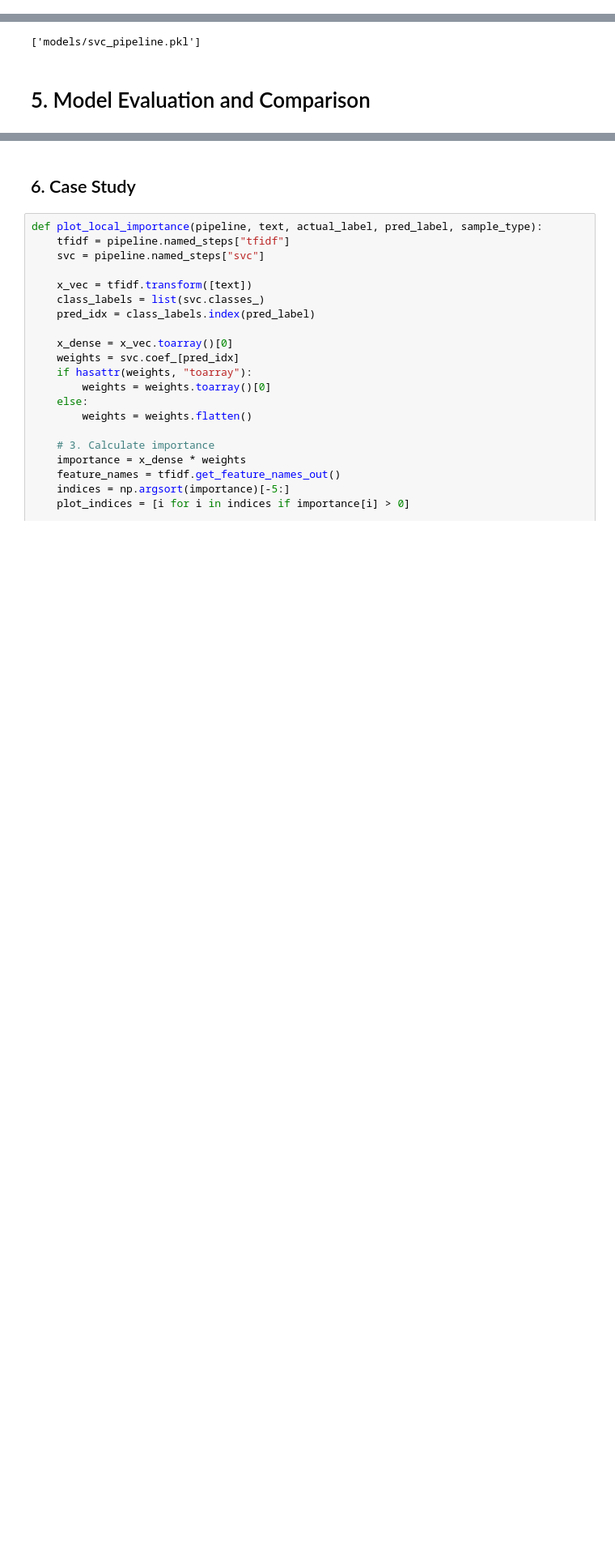
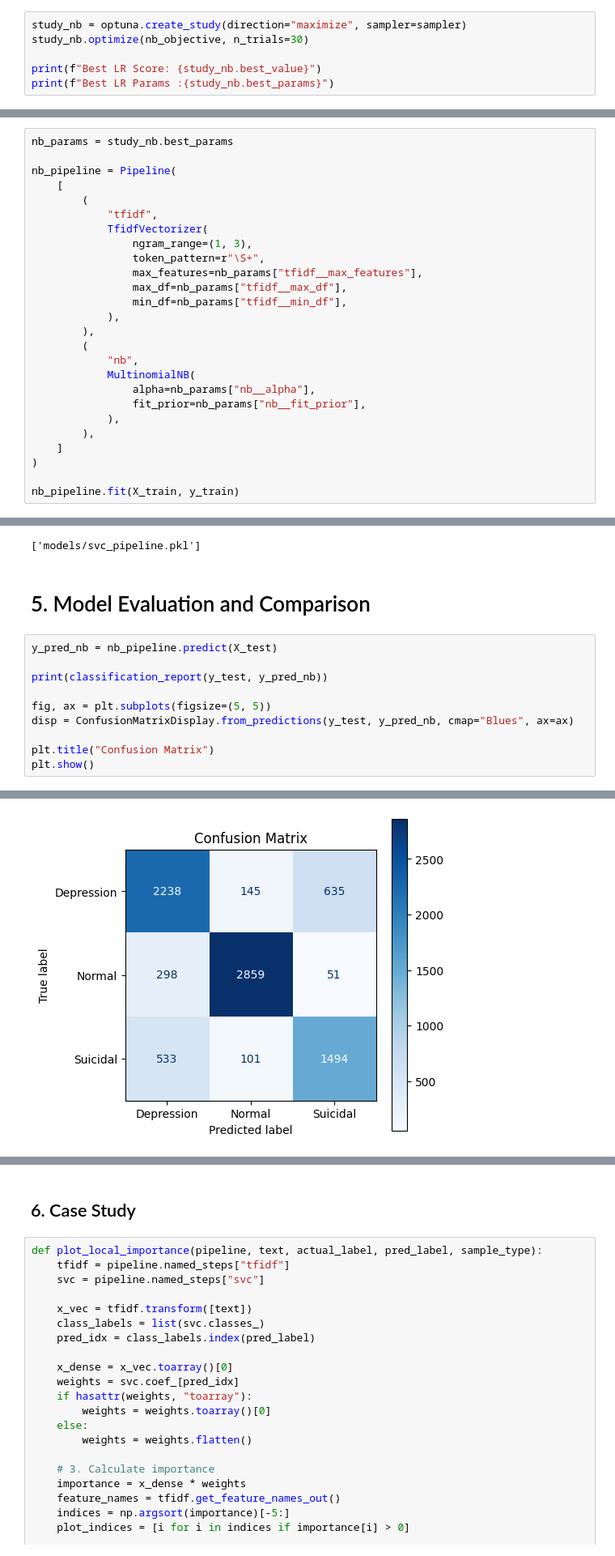
Before and after one commit to weecici/safmh, a Jupyter notebook: main.ipynb, the cells around one changed output, grey strips where cells are left out. Shown at 81% size. Drawn from its saved outputs; the diff is of its cells as text; blank space fills up the shorter version.

```diff
--- a/main.ipynb
+++ b/main.ipynb
@@ -362,0 +366,6 @@ sampler = optuna.samplers.TPESampler(seed=SEED)
+# %%
+study_nb = optuna.create_study(direction="maximize", sampler=sampler)
+study_nb.optimize(nb_objective, n_trials=30)
+
+print(f"Best LR Score: {study_nb.best_value}")
+print(f"Best LR Params :{study_nb.best_params}")
@@ -512,3 +542,29 @@ joblib.dump(study_lr, os.path.join(STUDY_DIR, "study_lr.pkl"))
 joblib.dump(study_svc, os.path.join(STUDY_DIR, "study_svc.pkl"))
 # %% [output]
 ['studies/study_svc.pkl']
+# %%
+nb_params = study_nb.best_params
+
+nb_pipeline = Pipeline(
+    [
+        (
+            "tfidf",
+            TfidfVectorizer(
+                ngram_range=(1, 3),
+                token_pattern=r"\S+",
+                max_features=nb_params["tfidf__max_features"],
+                max_df=nb_params["tfidf__max_df"],
+                min_df=nb_params["tfidf__min_df"],
+            ),
+        ),
+        (
+            "nb",
+            MultinomialNB(
+                alpha=nb_params["nb__alpha"],
+                fit_prior=nb_params["nb__fit_prior"],
+            ),
+        ),
+    ]
+)
+
+nb_pipeline.fit(X_train, y_train)
@@ -605,3 +667,14 @@ joblib.dump(svc_pipeline, os.path.join(MODEL_DIR, "svc_pipeline.pkl"))
 ['models/svc_pipeline.pkl']
 # %% [markdown]
 # 5. Model Evaluation and Comparison
+# %%
+y_pred_nb = nb_pipeline.predict(X_test)
+
+print(classification_report(y_test, y_pred_nb))
+
+fig, ax = plt.subplots(figsize=(5, 5))
+disp = ConfusionMatrixDisplay.from_predictions(y_test, y_pred_nb, cmap="Blues", ax=ax)
+
+plt.title("Confusion Matrix")
+plt.show()
+# %% [output]
@@ -608,3 +690,4 @@ joblib.dump(svc_pipeline, os.path.join(MODEL_DIR, "svc_pipeline.pkl"))
+[figure, added]
 # %%
 y_pred_lr = lr_pipeline.predict(X_test)
 
```
Also changed, not shown: parts of 22 cells of this notebook.
